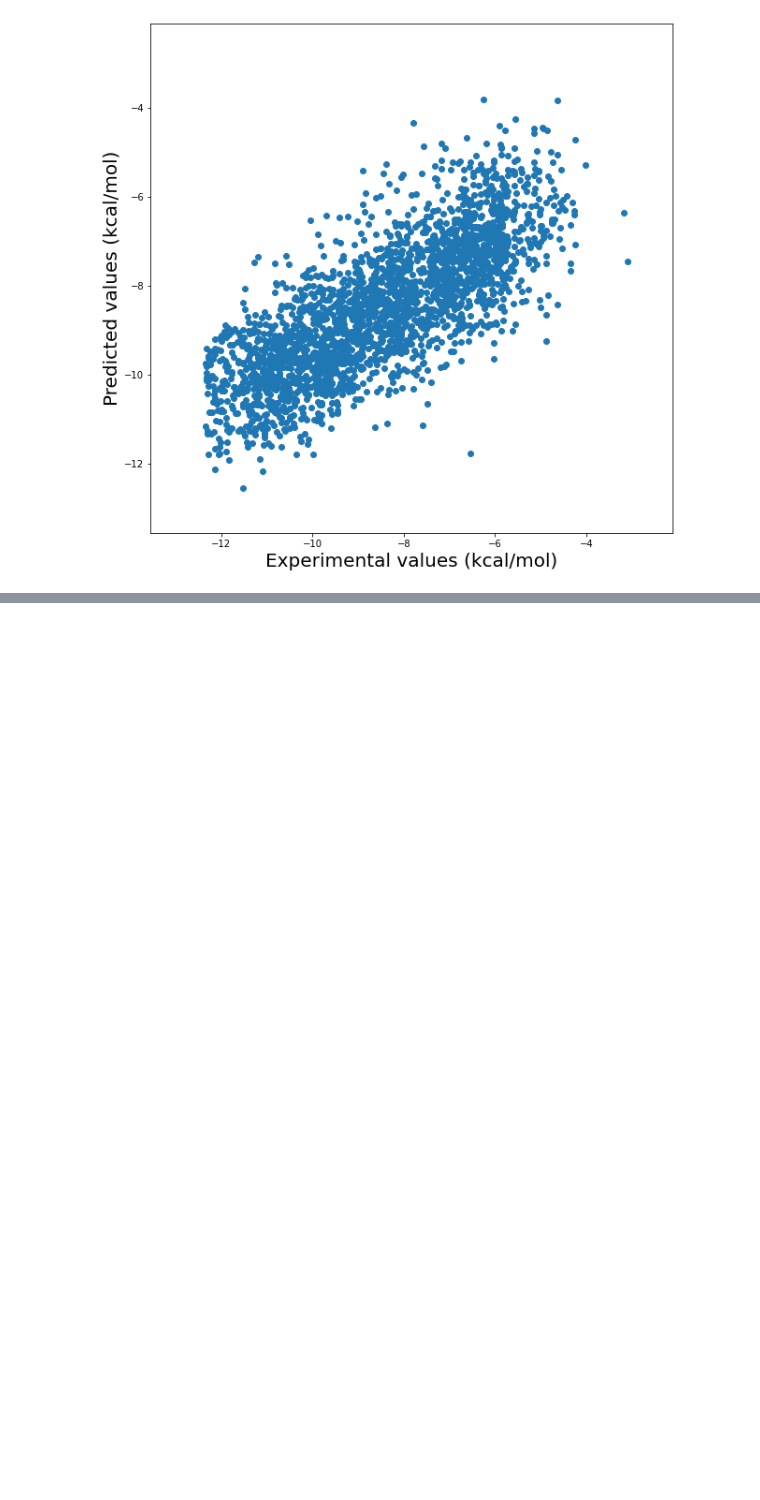
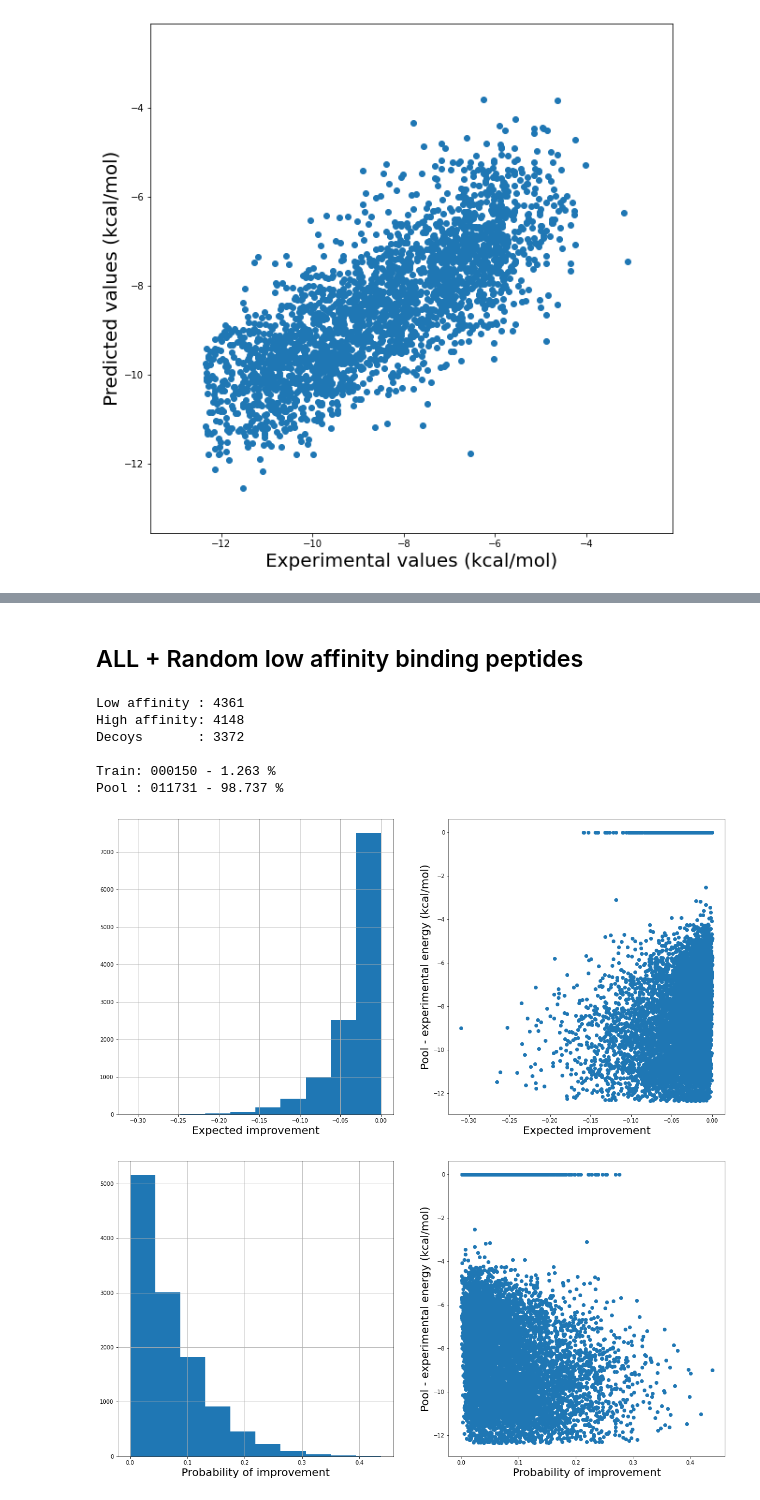
Before and after one commit to jeeberhardt/mobius, a Jupyter notebook: data/mhc/Untitled3.ipynb, the cells around one changed output, grey strips where cells are left out. Saved outputs shown, nothing was run; the diff lists cells and outputs as text; code cells hidden in the pictures; blank space fills up the shorter version.

```diff
--- a/data/mhc/Untitled3.ipynb
+++ b/data/mhc/Untitled3.ipynb
@@ -390,0 +315,65 @@ RMSD : 1.854 kcal/mol
+# %% [markdown]
+## ALL + Random low affinity binding peptides
+# %%
+# Select n_training (here 150) low affinity binding peptides (energy > -8.5) for the initial training set
+# The other peptides will constitute the peptides pool fro, where we will draw the candidates during the otimization
+
+energy_cutoff = -8.5
+n_training = 150
+
+low_affinity_ids = np.where(y_exp.numpy() >= energy_cutoff)[0]
+high_affinity_ids = np.where(y_exp.numpy() < energy_cutoff)[0]
+decoy_ids = np.arange(len(y_exp), len(y_exp) + len(y_decoys))
+
+print('Low affinity : %d' % low_affinity_ids.shape[0])
+print('High affinity: %d' % high_affinity_ids.shape[0])
+print('Decoys       : %d' % decoy_ids.shape[0])
+print('')
+
+# Training ids
+train_ids = np.random.choice(low_affinity_ids, size=n_training, replace=False)
+
+# Pool ids
+low_affinity_ids_leftover = low_affinity_ids[~np.in1d(low_affinity_ids, train_ids)]
+pool_ids = np.hstack([high_affinity_ids, low_affinity_ids_leftover, decoy_ids])
+
+print('Train: %06d - %.3f %%' % (train_ids.shape[0], train_ids.shape[0] / (mhci.shape[0] + mhci_decoys.shape[0])* 100.))
+print('Pool : %06d - %.3f %%' % (pool_ids.shape[0], pool_ids.shape[0] / (mhci.shape[0] + mhci_decoys.shape[0])* 100.))
+# %% [output]
+Low affinity : 4361
+High affinity: 4148
+Decoys       : 3372
+
+Train: 000150 - 1.263 %
+Pool : 011731 - 98.737 %
+# %%
+# Show the Expected improvement and Probability of improvement for the initial model
+
+model = get_fitted_model(X_fps[train_ids], y[train_ids])
+
+for ac_fun in ['EI', 'PI']:
+    fig, axarr = plt.subplots(1, 2, figsize=(20, 10))
+
+    if ac_fun == 'EI':
+        p = expected_improvement(model, y[train_ids], X_fps[pool_ids])
+
+        pd.Series(p).hist(ax=axarr[0])
+        axarr[0].set_xlabel('Expected improvement', fontsize=20)
+
+        axarr[1].scatter(p, y[pool_ids])
+        axarr[1].set_xlabel('Expected improvement', fontsize=20)
+    else:
+        p = probability_of_improvement(model, y[train_ids], X_fps[pool_ids])
+
+        pd.Series(p).hist(ax=axarr[0])
+        axarr[0].set_xlabel('Probability of improvement', fontsize=20)
+
+        axarr[1].scatter(p, y[pool_ids])
+        axarr[1].set_xlabel('Probability of improvement', fontsize=20)
+
+    axarr[1].set_ylabel('Pool - experimental energy (kcal/mol)', fontsize=20)
+
+    plt.show()
+# %% [output]
+[figure, added]
+[figure, added]
```
Also changed, not shown: parts of 27 cells of this notebook, 4 other files.
